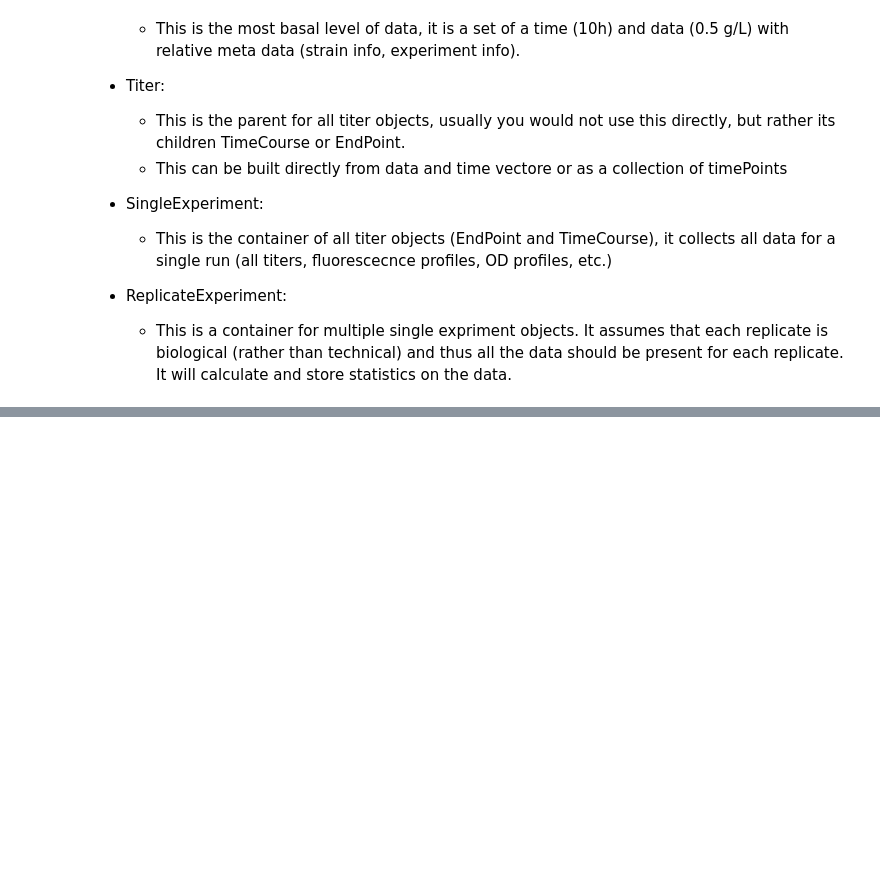
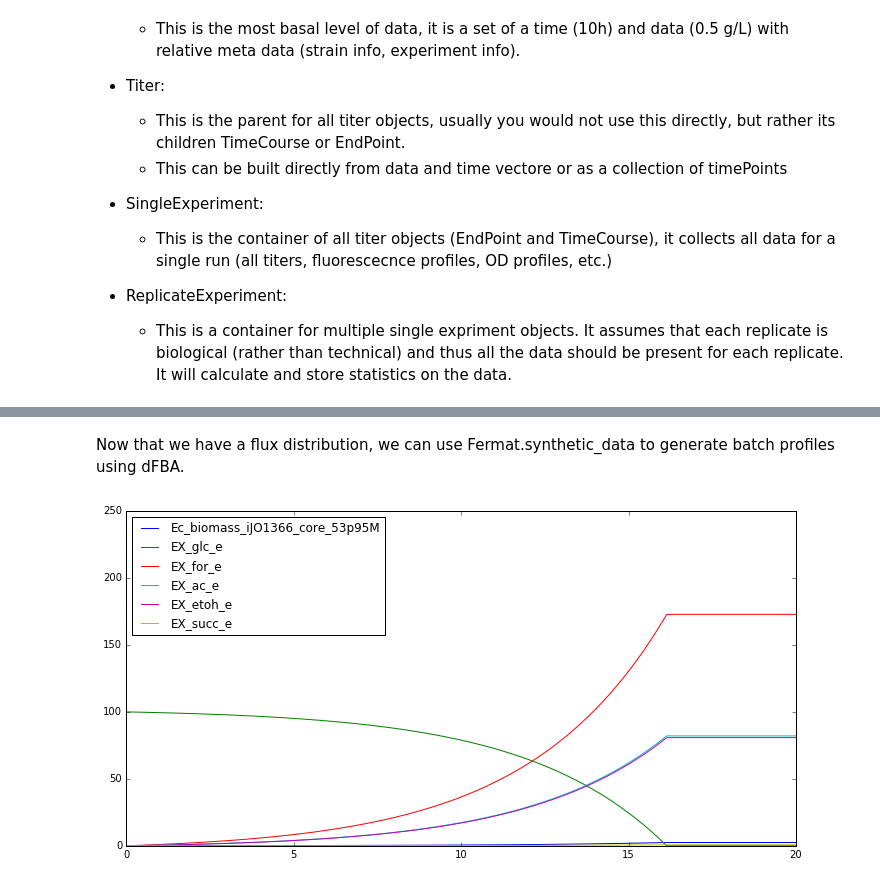
Before and after one commit to nvenayak/impact, a Jupyter notebook: docs/gettingStarted.ipynb, the cells around one changed output, grey strips where cells are left out. Drawn from its saved outputs; the diff is of its cells as text; code cells hidden in the pictures; blank space fills up the shorter version.

```diff
--- a/docs/gettingStarted.ipynb
+++ b/docs/gettingStarted.ipynb
@@ -334,0 +188,20 @@ Committed experiment # 24  to DB  ../20160518test_fDAPI_db.sqlite3
+# %% [markdown]
+Now that we have a flux distribution, we can use Fermat.synthetic_data to generate batch profiles using dFBA.
+# %%
+# Let's consider one substrate and five products
+biomass_keys = ['Ec_biomass_iJO1366_core_53p95M']
+substrate_keys = ['EX_glc_e']
+product_keys = ['EX_for_e','EX_ac_e','EX_etoh_e','EX_succ_e']
+# %%
+# We'll use numpy to generate an arbitrary time vector
+import numpy as np
+
+# The initial conditions (mM) [biomass, substrate, product1, product2, ..., product_n]
+y0 = [0.05, 100, 0, 0, 0, 0]
+t = np.linspace(0,20,1000)
+
+# Returns a dictionary of the profiles
+from FermAT.synthetic_data import generate_data
+dFBA_profiles = generate_data(y0, t, model, biomass_keys, substrate_keys, product_keys, plot = True)
+# %% [output]
+[figure, added]
```
Also changed, not shown: parts of 45 cells of this notebook, 56 other files.
